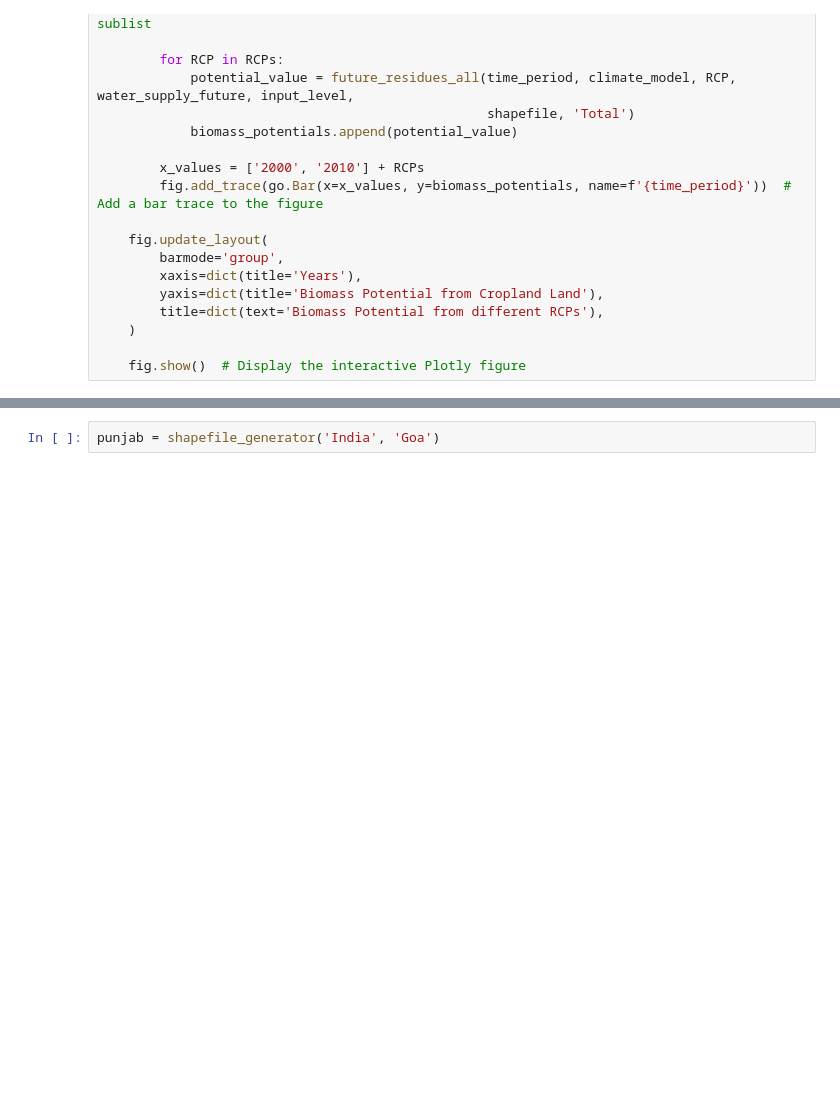
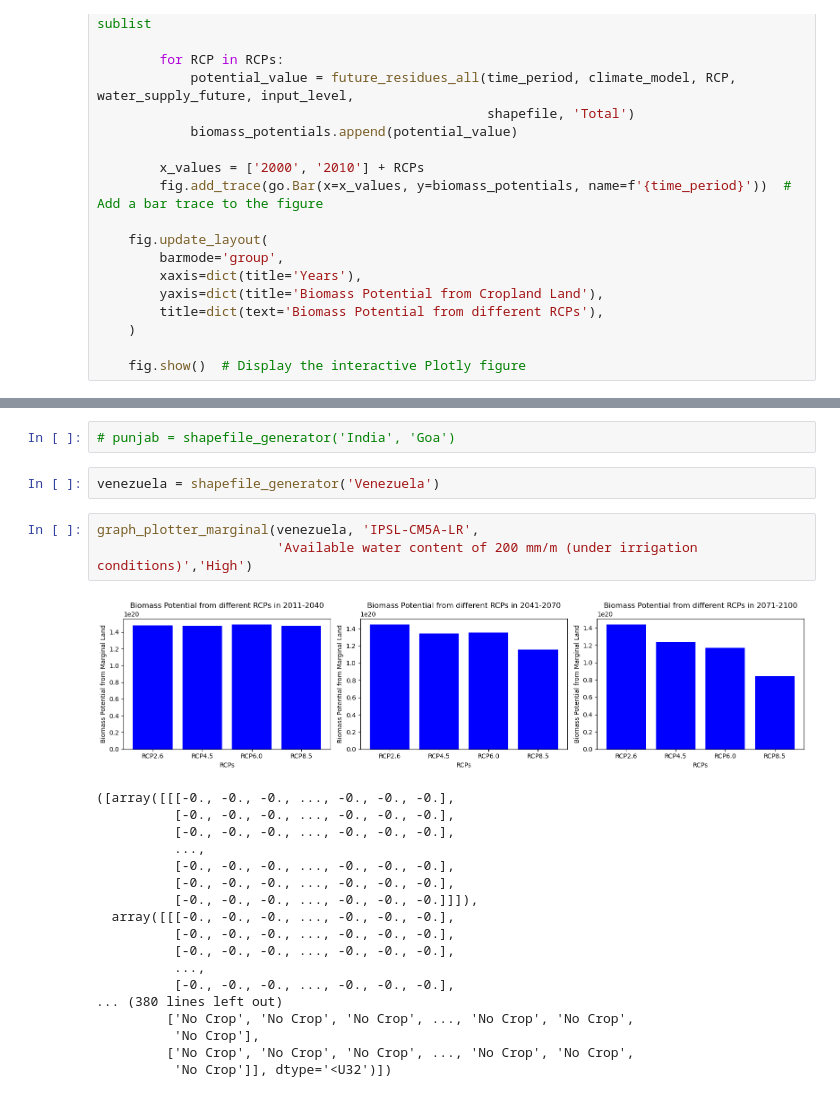
Before and after one commit to ClimateCompatibleGrowth/BEPMAT, a Jupyter notebook: Functions.ipynb, the cells around one changed output, grey strips where cells are left out. Drawn from its saved outputs; the diff is of its cells as text; blank space fills up the shorter version.

```diff
--- a/Functions.ipynb
+++ b/Functions.ipynb
@@ -1416,2 +1484,26 @@ The biomass potential for all the crops in the selected region is 2.043885294067
 # %%
-punjab = shapefile_generator('India', 'Goa')
+# punjab = shapefile_generator('India', 'Goa')
+# %%
+venezuela = shapefile_generator('Venezuela')
+# %%
+graph_plotter_marginal(venezuela, 'IPSL-CM5A-LR',
+                       'Available water content of 200 mm/m (under irrigation conditions)','High')
+# %% [output]
+[figure, added]
+([array([[[-0., -0., -0., ..., -0., -0., -0.],
+          [-0., -0., -0., ..., -0., -0., -0.],
+          [-0., -0., -0., ..., -0., -0., -0.],
+          ...,
+          [-0., -0., -0., ..., -0., -0., -0.],
+          [-0., -0., -0., ..., -0., -0., -0.],
+          [-0., -0., -0., ..., -0., -0., -0.]]]),
+  array([[[-0., -0., -0., ..., -0., -0., -0.],
+          [-0., -0., -0., ..., -0., -0., -0.],
+          [-0., -0., -0., ..., -0., -0., -0.],
+          ...,
+          [-0., -0., -0., ..., -0., -0., -0.],
+... (380 lines left out)
+         ['No Crop', 'No Crop', 'No Crop', ..., 'No Crop', 'No Crop',
+          'No Crop'],
+         ['No Crop', 'No Crop', 'No Crop', ..., 'No Crop', 'No Crop',
+          'No Crop']], dtype='<U32')])
```
Also changed, not shown: parts of 6 cells of this notebook, 4 other files.
